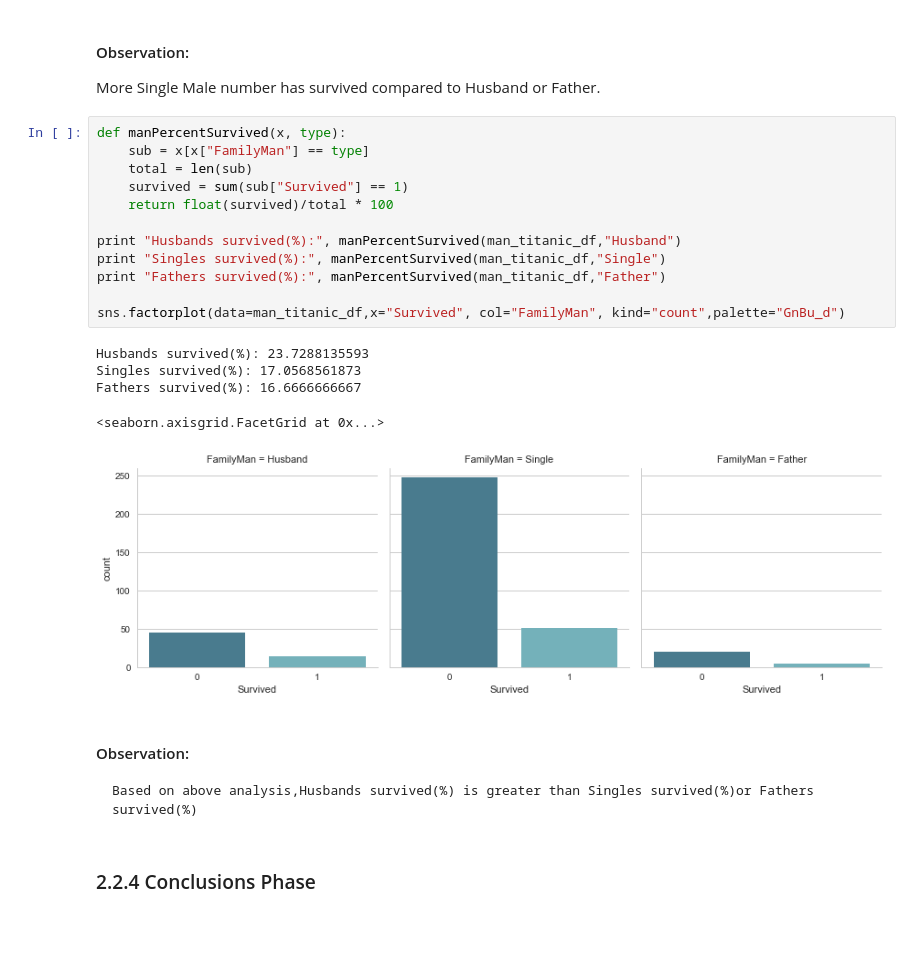
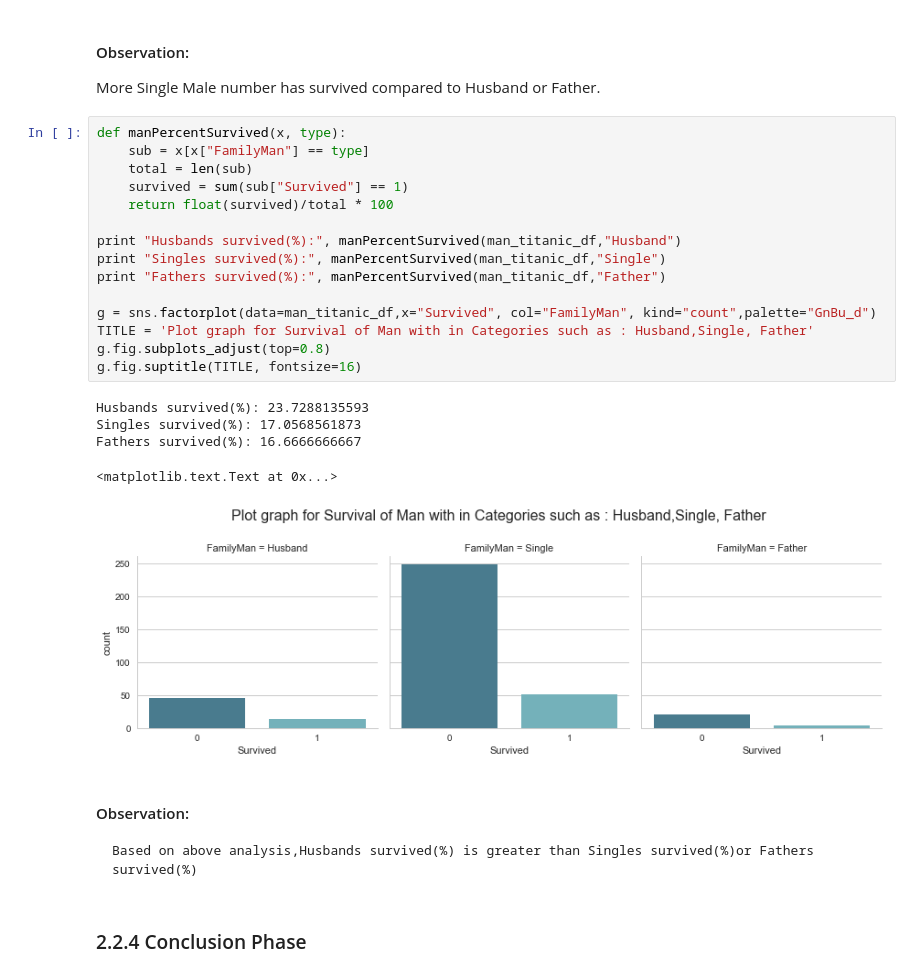
Before and after one commit to chandureddypublic/mlfnd, a Jupyter notebook: mlfnd_TitanicDataAnalysis/titanic_data_analysis.ipynb, the cells around one changed output. Saved outputs shown, nothing was run; the diff lists cells and outputs as text; blank space fills up the shorter version.

```diff
--- a/mlfnd_TitanicDataAnalysis/titanic_data_analysis.ipynb
+++ b/mlfnd_TitanicDataAnalysis/titanic_data_analysis.ipynb
@@ -261,25 +267,28 @@ See the caveats in the documentation: http://pandas.pydata.org/pandas-docs/stabl
 # %%
 def manPercentSurvived(x, type):
     sub = x[x["FamilyMan"] == type]
     total = len(sub)
     survived = sum(sub["Survived"] == 1)
     return float(survived)/total * 100
 
 print "Husbands survived(%):", manPercentSurvived(man_titanic_df,"Husband")
 print "Singles survived(%):", manPercentSurvived(man_titanic_df,"Single")
 print "Fathers survived(%):", manPercentSurvived(man_titanic_df,"Father")
 
-sns.factorplot(data=man_titanic_df,x="Survived", col="FamilyMan", kind="count",palette="GnBu_d")
+g = sns.factorplot(data=man_titanic_df,x="Survived", col="FamilyMan", kind="count",palette="GnBu_d")
+TITLE = 'Plot graph for Survival of Man with in Categories such as : Husband,Single, Father'
+g.fig.subplots_adjust(top=0.8)
+g.fig.suptitle(TITLE, fontsize=16)
 # %% [output]
 Husbands survived(%): 23.7288135593
 Singles survived(%): 17.0568561873
 Fathers survived(%): 16.6666666667
-<seaborn.axisgrid.FacetGrid at 0x...>
+<matplotlib.text.Text at 0x...>
-[figure, old version]
+[figure, new version]
 # %% [markdown]
 ####  Observation:
     Based on above analysis,Husbands survived(%) is greater than Singles survived(%)or Fathers survived(%)
 # %% [markdown]
-### 2.2.4 Conclusions Phase
+### 2.2.4 Conclusion Phase
 # %% [markdown]
 1. ["Survived", "Name", "Pclass", "Sex", "Age", "SibSp", "Parch"] fields are considered for Data Analysis based on questions to be answered.
```
Also changed, not shown: parts of 8 cells of this notebook, 1 other file.
